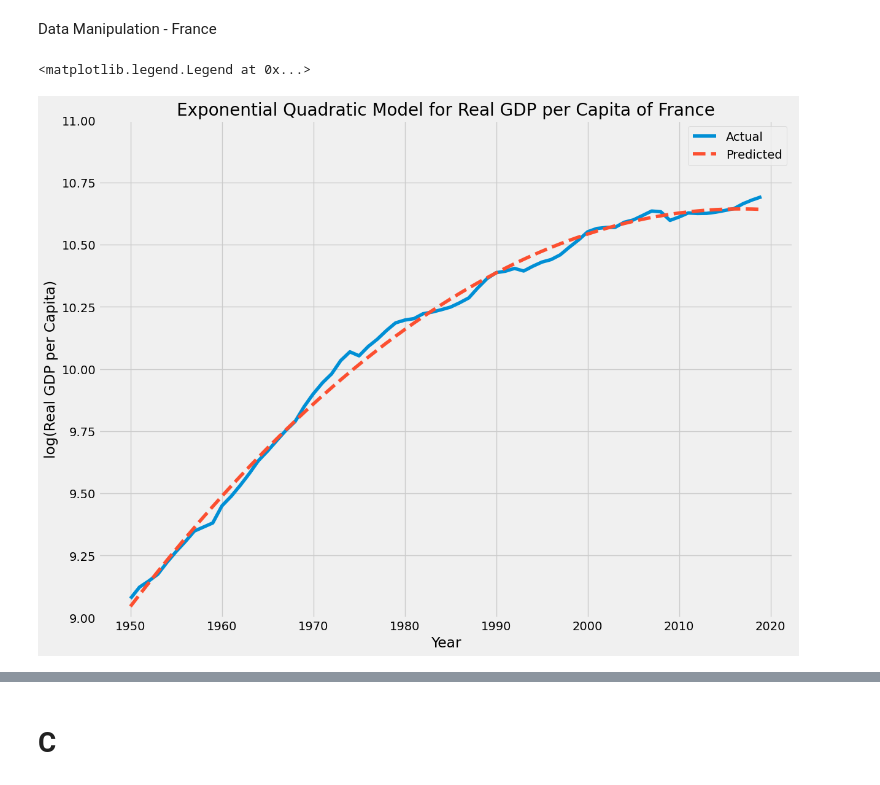
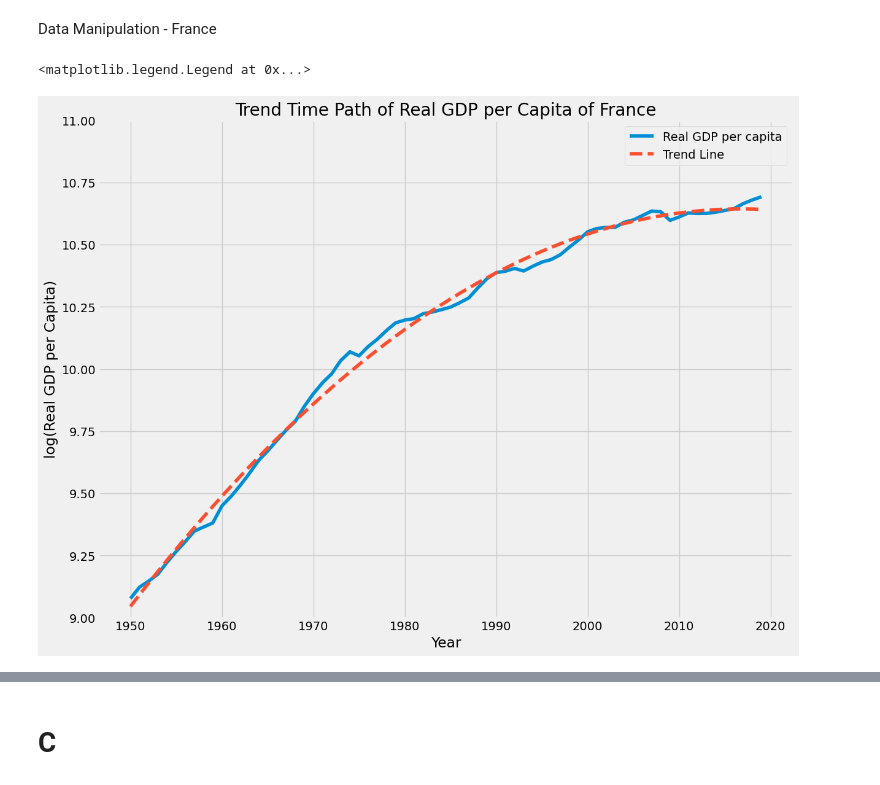
Before and after one commit to zhihaoli000/EC2B1-Coursework, a Jupyter notebook: Coursework v2 (1).ipynb, the cells around one changed output, grey strips where cells are left out. Cells and saved outputs as stored; diff of their text form; code cells hidden in the pictures.

```diff
--- a/Coursework v2 (1).ipynb
+++ b/Coursework v2 (1).ipynb
@@ -82,33 +82,33 @@ plt.legend()
 # %% [markdown]
 Data Manipulation - France
 # %%
-# Create regressors for the exponential quadratic model for France
+# Create regressors for the log model for France
 T = len(fra_df)
 x1, x2, x3 = np.empty(T), np.empty(T), np.empty(T)
 
 for t in range(T):
     x1[t] = 1.
     x2[t] = t + 1
     x3[t] = (t + 1)**2
 
-# Estimate coefficients for the exponential quadratic model for France
+# Estimate coefficients for the log for France
 a_exp_quad, b1_exp_quad, b2_exp_quad = get_regression_coefs(y_fra, x1, x2, x3)
 
 # Initialise predicted values yhat
 yhat_exp_quad_fra = np.empty(T)
 
 # Create loop to compute trend for all years
 for t in range(T):
     yhat_exp_quad_fra[t] = a_exp_quad + b1_exp_quad * (t + 1) + b2_exp_quad * (t + 1)**2
 
 # Plotting the actual and predicted values for France
-plt.plot(fra_df['year'], fra_df['log(rgdpna_pc)'], label='Actual')
-plt.plot(fra_df['year'], yhat_exp_quad_fra, linestyle='dashed', label='Predicted')
+plt.plot(fra_df['year'], y_fra, label='Real GDP per capita')
+plt.plot(fra_df['year'], yhat_exp_quad_fra, linestyle='dashed', label='Trend Line')
 plt.ylim([9.0, 11.0])
-plt.title('Exponential Quadratic Model for Real GDP per Capita of France', fontsize=20)
+plt.title('Trend Time Path of Real GDP per Capita of France', fontsize=20)
 plt.xlabel('Year')
 plt.ylabel('log(Real GDP per Capita)')
 plt.legend()
 # %% [output]
 <matplotlib.legend.Legend at 0x...>
-[figure, old version]
+[figure, new version]
```
Also changed, not shown: parts of 30 cells of this notebook.
